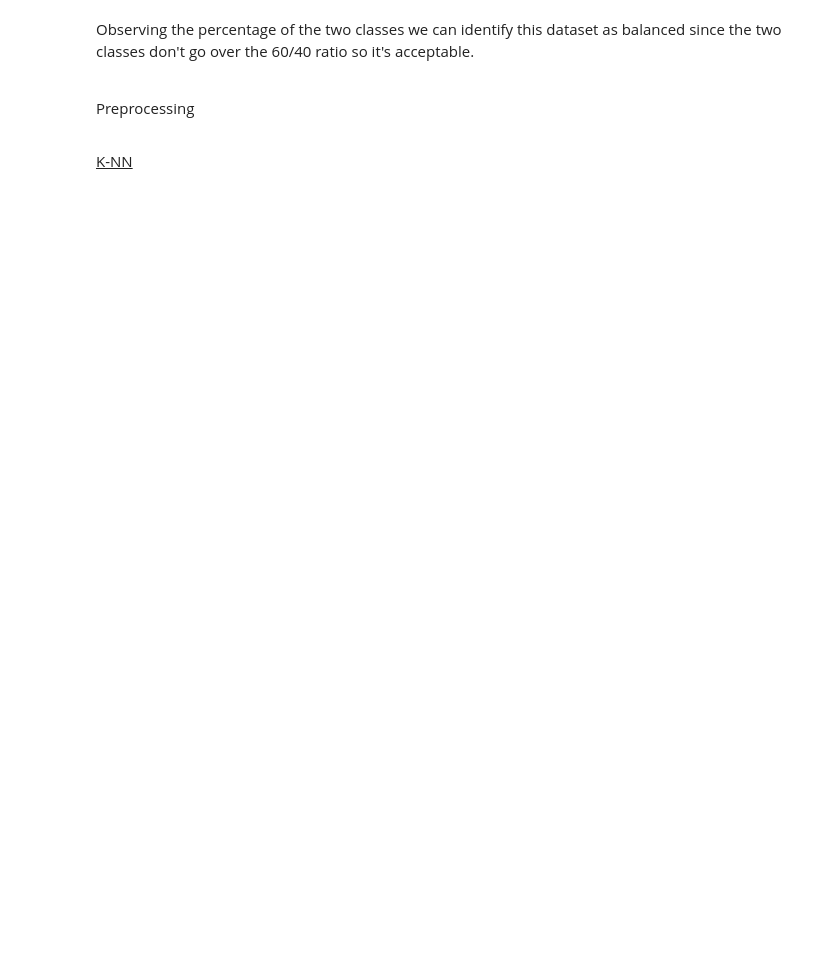
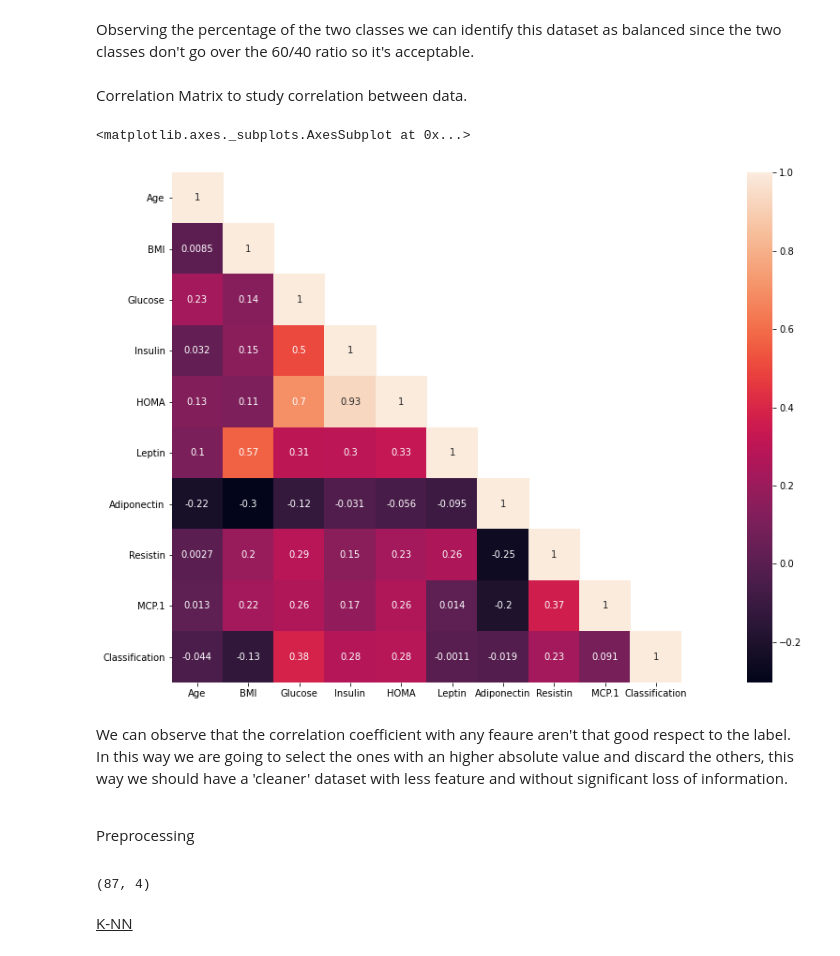
Before and after one commit to Vaelthur/DataSpaces_Tesina, a Jupyter notebook: DS_Tesina.ipynb, the cells around one changed output. Saved outputs shown, nothing was run; the diff lists cells and outputs as text; code cells hidden in the pictures; blank space fills up the shorter version.

Commit message:
Correlation & scaling done: TODO: try Z-score to remove outliers

```diff
--- a/DS_Tesina.ipynb
+++ b/DS_Tesina.ipynb
@@ -93,2 +78,16 @@ Percentage of 1 and 2 are:  53.75 % and  0.4625 %
 # %% [markdown]
 <p>Observing the percentage of the two classes we can identify this dataset as balanced since the two classes don't go over the 60/40 ratio so it's acceptable.</p>
+# %% [markdown]
+<p>Correlation Matrix to study correlation between data.</p>
+# %%
+cm = cleanDs.corr() # Compute pairwise correlation of columns
+mask = np.array(cm)
+mask[np.tril_indices_from(mask)] = False
+fig = plt.gcf()
+fig.set_size_inches(25,10)
+sn.heatmap(data=cm, mask=mask, square=True, annot=True, cbar=True)
+# %% [output]
+<matplotlib.axes._subplots.AxesSubplot at 0x...>
+[figure, added]
+# %% [markdown]
+We can observe that the correlation coefficient with any feaure aren't that good respect to the label. In this way we are going to select the ones with an higher absolute value and discard the others, this way we should have a 'cleaner' dataset with less feature and without significant loss of information.
@@ -106,3 +102,13 @@ X_test = preprocessing.normalize(X_test)
+# %%
+# normalize data because algorithms work better with normalized data
+scaler = preprocessing.StandardScaler()
+cleanDs = scaler.fit_transform(cleanDs.drop('Classification', axis=1))
+
+X_train, X_test, Y_train, Y_test = model_selection.train_test_split(cleanDs, Y, random_state=np.random.randint(0,100), test_size=0.25, shuffle=True)
+
+print(X_train.shape)
+# %% [output]
+(87, 4)
 # %% [markdown]
 <p><u>K-NN</u></p>
 # %%
```
Also changed, not shown: parts of 11 cells of this notebook.
